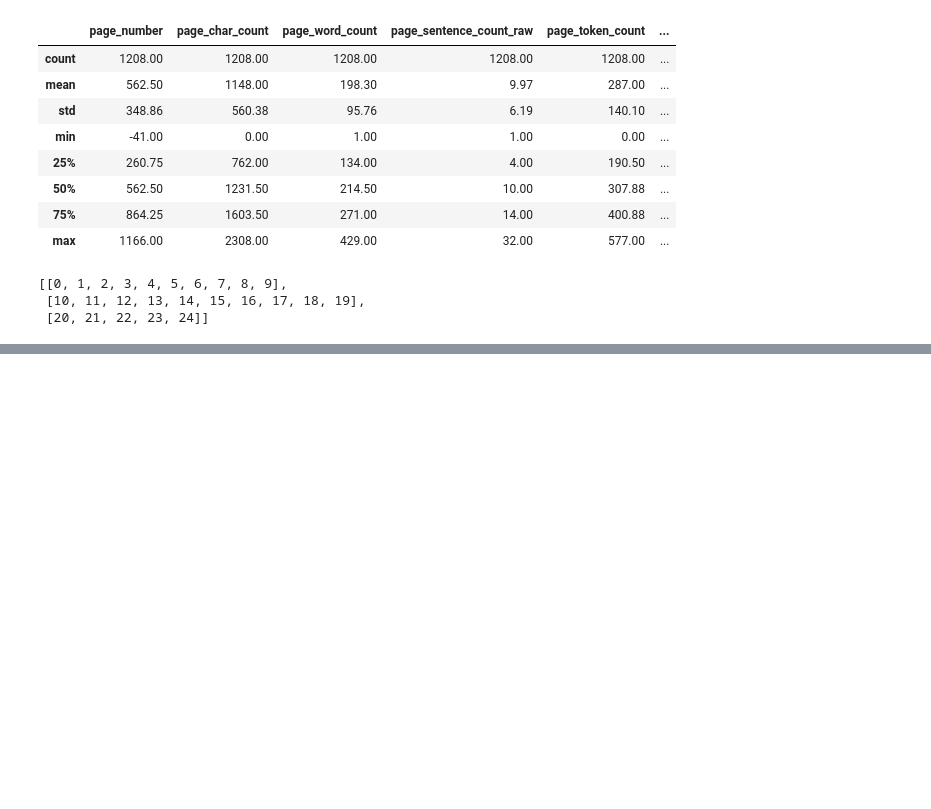
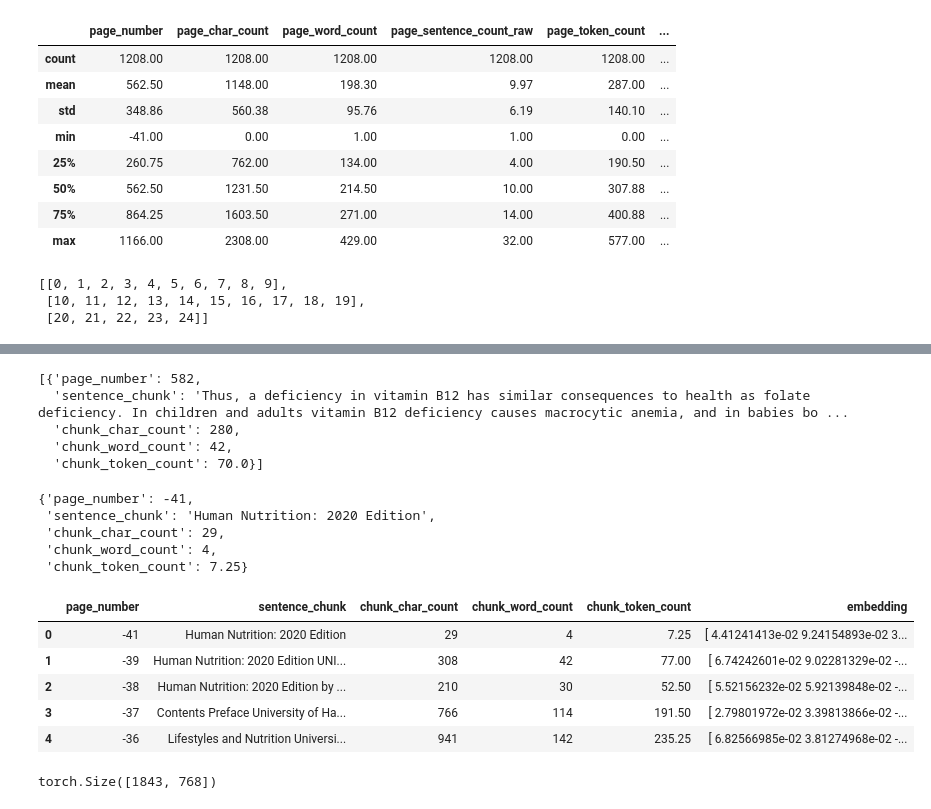
Before and after one commit to Mojtaba-Tamizi/LLM, a Jupyter notebook: Coding/RAGFromScratch/RAG.ipynb, the cells around one changed output, grey strips where cells are left out. Saved outputs shown, nothing was run; the diff lists cells and outputs as text; code cells hidden in the pictures; blank space fills up the shorter version.

```diff
--- a/Coding/RAGFromScratch/RAG.ipynb
+++ b/Coding/RAGFromScratch/RAG.ipynb
@@ -160,0 +204,8 @@ for item in tqdm(pages_and_texts):
+# %%
+random.sample(pages_and_chunks, k=1)
+# %% [output]
+[{'page_number': 582,
+  'sentence_chunk': 'Thus, a deficiency in vitamin B12 has similar consequences to health as folate deficiency. In children and adults vitamin B12 deficiency causes macrocytic anemia, and in babies bo ...
+  'chunk_char_count': 280,
+  'chunk_word_count': 42,
+  'chunk_token_count': 70.0}]
@@ -160,0 +214,8 @@ for item in tqdm(pages_and_texts):
+# %%
+pages_and_chunks[0]
+# %% [output]
+{'page_number': -41,
+ 'sentence_chunk': 'Human Nutrition: 2020 Edition',
+ 'chunk_char_count': 29,
+ 'chunk_word_count': 4,
+ 'chunk_token_count': 7.25}
@@ -160,0 +233,29 @@ for item in tqdm(pages_and_texts):
+# %%
+text_chunks_and_embedding_df_load = pd.read_csv("text_chunks_and_embeddings_df.csv")
+text_chunks_and_embedding_df_load.head()
+# %% [output]
+|  | page_number | sentence_chunk | chunk_char_count | chunk_word_count | chunk_token_count | embedding |
+| 0 | -41 | Human Nutrition: 2020 Edition | 29 | 4 | 7.25 | [ 4.41241413e-02 9.24154893e-02 3... |
+| 1 | -39 | Human Nutrition: 2020 Edition UNI... | 308 | 42 | 77.00 | [ 6.74242601e-02 9.02281329e-02 -... |
+| 2 | -38 | Human Nutrition: 2020 Edition by ... | 210 | 30 | 52.50 | [ 5.52156232e-02 5.92139848e-02 -... |
+| 3 | -37 | Contents Preface University of Ha... | 766 | 114 | 191.50 | [ 2.79801972e-02 3.39813866e-02 -... |
+| 4 | -36 | Lifestyles and Nutrition Universi... | 941 | 142 | 235.25 | [ 6.82566985e-02 3.81274968e-02 -... |
+# %%
+import random
+
+import torch
+import numpy as np
+import pandas as pd
+
+device = "cuda" if torch.cuda.is_available() else "cpu"
+
+text_chunks_and_embedding_df = pd.read_csv("text_chunks_and_embeddings_df.csv")
+
+text_chunks_and_embedding_df["embedding"] = text_chunks_and_embedding_df["embedding"].apply(lambda x: np.fromstring(x.strip("[]"), sep=" "))
+
+pages_and_chunks = text_chunks_and_embedding_df.to_dict(orient="records")
+
+embeddings = torch.tensor(np.array(text_chunks_and_embedding_df["embedding"].tolist()), dtype=torch.float32).to(device)
+embeddings.shape
+# %% [output]
+torch.Size([1843, 768])
```
Also changed, not shown: parts of 37 cells of this notebook, 1 other file.
